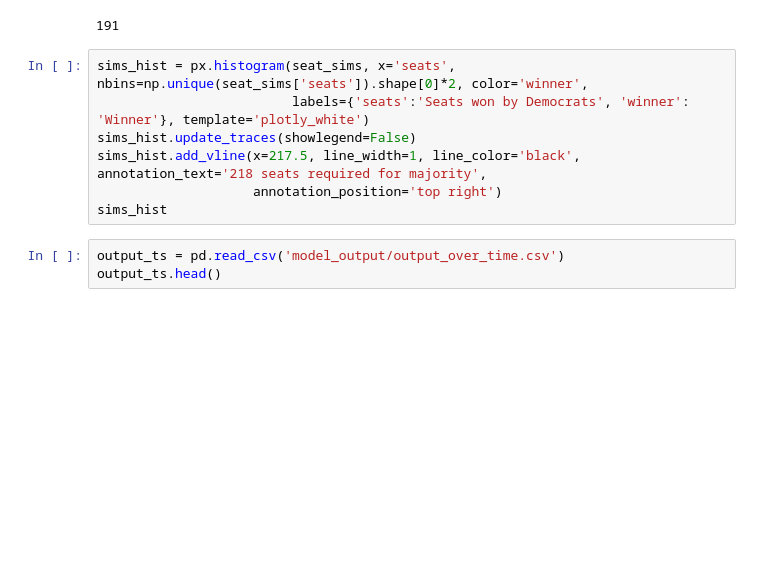
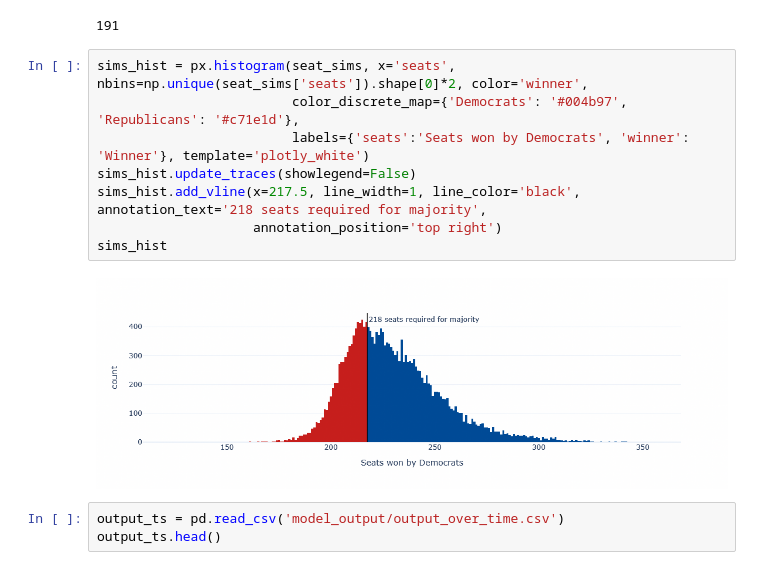
Before and after one commit to Hackquantumcpp/snoutcounter-midterms-2026-model, a Jupyter notebook: prediction/house/05b-postprocessing-py.ipynb, the cells around one changed output. Drawn from its saved outputs; the diff is of its cells as text; blank space fills up the shorter version.

Commit message:
changed and fixed color scheme for histograms and plotly time series plots

```diff
--- a/prediction/house/05b-postprocessing-py.ipynb
+++ b/prediction/house/05b-postprocessing-py.ipynb
@@ -62,11 +62,14 @@ np.unique(seat_sims['seats']).shape[0]
 191
 # %%
 sims_hist = px.histogram(seat_sims, x='seats', nbins=np.unique(seat_sims['seats']).shape[0]*2, color='winner',
+                         color_discrete_map={'Democrats': '#004b97', 'Republicans': '#c71e1d'},
                          labels={'seats':'Seats won by Democrats', 'winner': 'Winner'}, template='plotly_white')
 sims_hist.update_traces(showlegend=False)
 sims_hist.add_vline(x=217.5, line_width=1, line_color='black', annotation_text='218 seats required for majority',
                     annotation_position='top right')
 sims_hist
+# %% [output]
+[figure, added]
 # %%
 output_ts = pd.read_csv('model_output/output_over_time.csv')
 output_ts.head()
```
Also changed, not shown: parts of 2 cells of this notebook, 4 other files.
